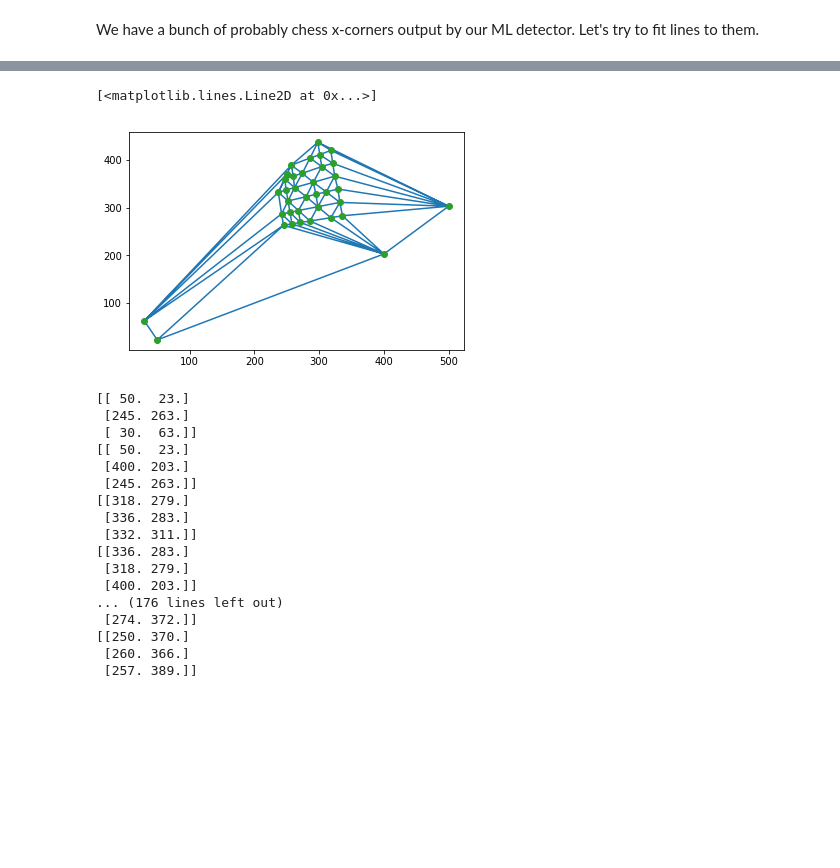
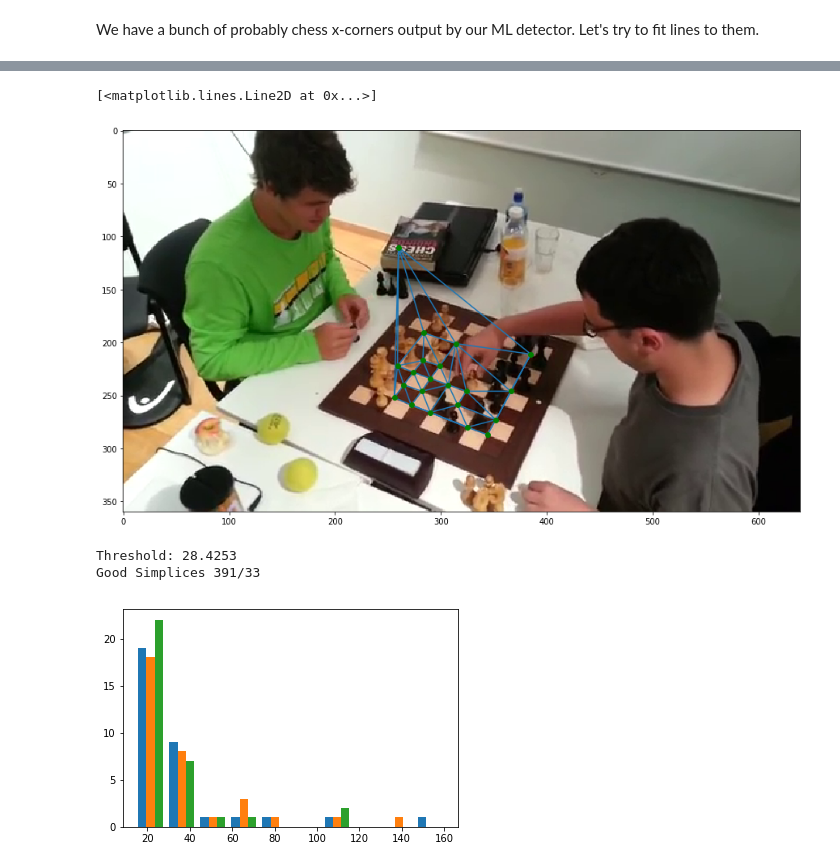
Before and after one commit to Elucidation/ChessboardDetect, a Jupyter notebook: InformedHoughOnPoints.ipynb, the cells around one changed output, grey strips where cells are left out. Saved outputs shown, nothing was run; the diff lists cells and outputs as text; code cells hidden in the pictures; blank space fills up the shorter version.

```diff
--- a/InformedHoughOnPoints.ipynb
+++ b/InformedHoughOnPoints.ipynb
@@ -10,7 +10,14 @@ import cv2 # For Sobel etc
 np.set_printoptions(suppress=True) # Better printing of arrays
 plt.rcParams['image.cmap'] = 'jet' # Default colormap is jet
 
+img = PIL.Image.open('frame900.png')
+gray = np.array(img.convert('LA'))
+
 pts = np.loadtxt('example_pts.txt')
-plt.plot(pts[:,0],pts[:,1],'.')
+pts = pts[:,[1,0]] # Switch rows/cols to x/y for plotting on an image
+
+
+plt.imshow(img)
+plt.plot(pts[:,0],pts[:,1],'go');
 # %% [output]
 Populating the interactive namespace from numpy and matplotlib
@@ -19,30 +25,35 @@ Populating the interactive namespace from numpy and matplotlib
 # %%
 from scipy.spatial import Delaunay
 
 tri = Delaunay(pts)
+fig = plt.figure(figsize=(15,15))
+plt.imshow(img)
 plt.triplot(pts[:,0], pts[:,1], tri.simplices.copy())
-plt.plot(pts[:,0], pts[:,1], 'o')
+plt.plot(pts[:,0], pts[:,1], 'go')
 # %% [output]
 [<matplotlib.lines.Line2D at 0x...>]
-[figure, old version]
+[figure, new version]
-# %%
-for triangle in pts[tri.simplices]:
-    print(triangle)
-# %% [output]
-[[ 50.  23.]
- [245. 263.]
- [ 30.  63.]]
-[[ 50.  23.]
- [400. 203.]
- [245. 263.]]
-[[318. 279.]
- [336. 283.]
- [332. 311.]]
-[[336. 283.]
- [318. 279.]
- [400. 203.]]
-... (176 lines left out)
- [274. 372.]]
-[[250. 370.]
- [260. 366.]
- [257. 389.]]
+# %%
+# print(dir(tri))
+dists = np.zeros([tri.nsimplex, 3])
+for i,triangle in enumerate(tri.points[tri.simplices]):
+    # We want the distance of the edge opposite the vertex k, so r_k.
+    r0 = (triangle[2,:] - triangle[1,:])
+    r1 = (triangle[0,:] - triangle[2,:])
+    r2 = (triangle[1,:] - triangle[0,:])
+    dists[i,:] = np.linalg.norm(np.vstack([r0,r1,r2]), axis=1)
+# print(dists)
+plt.hist(dists)
+
+
+threshold = 2*np.min(dists)
+print("Threshold: %g" % threshold)
+# Find edges that are too long (twice the median)
+long_edges = dists > threshold
+long_edged_simplices = np.any(long_edges,axis=1)
+good_simplices = tri.simplices[~long_edged_simplices]
+print("Good Simplices %d/%d" % (np.sum(good_simplices), tri.nsimplex))
+# %% [output]
+Threshold: 28.4253
+Good Simplices 391/33
+[figure, added]
```
Also changed, not shown: parts of 15 cells of this notebook, 2 other files.
